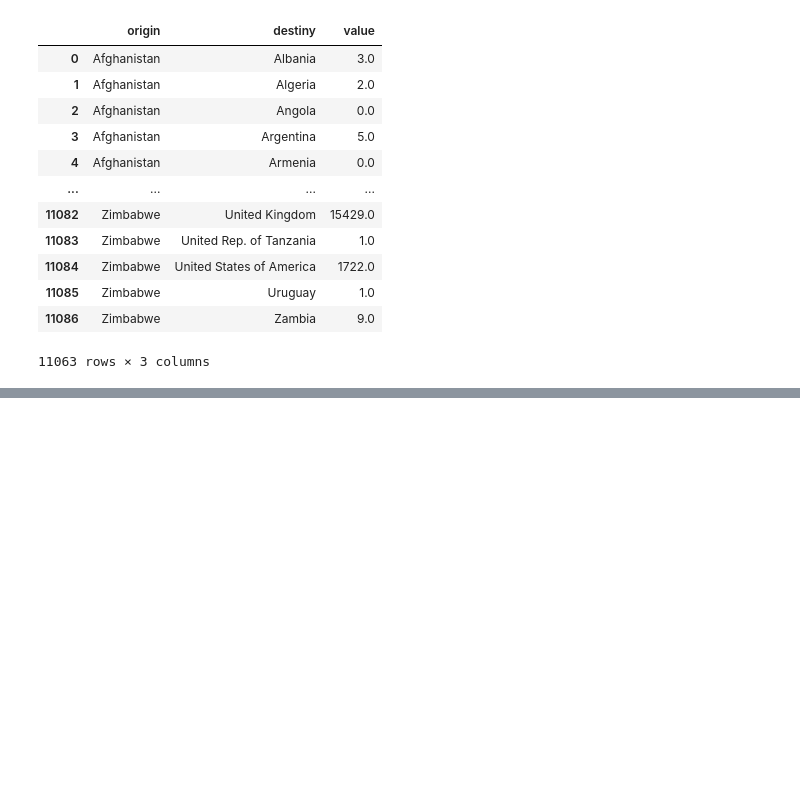
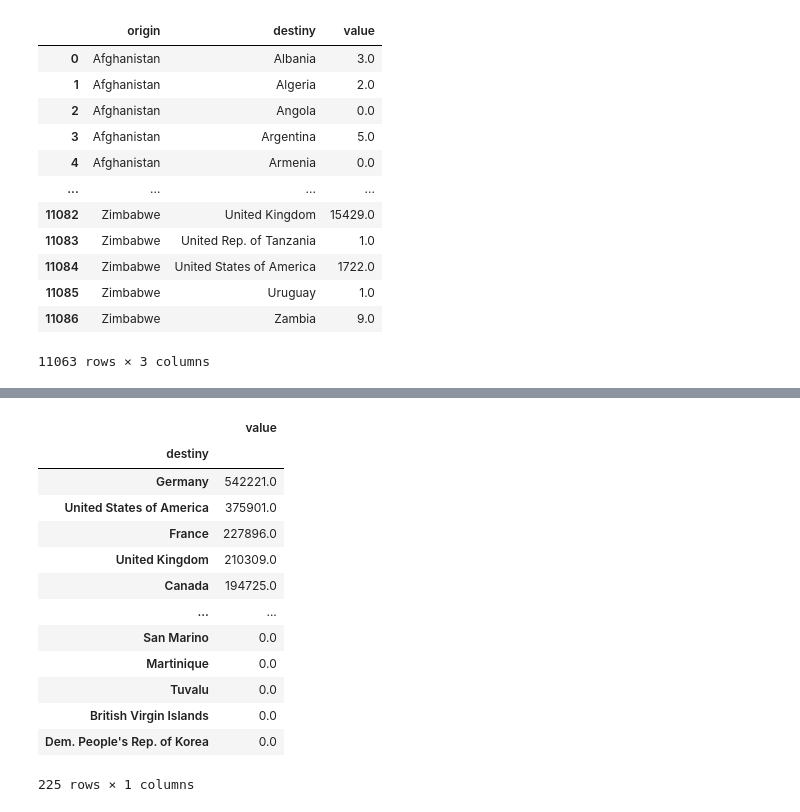
Before and after one commit to Lihsayuri/Projeto-RedesSoc, a Jupyter notebook: Projeto-rascunho/Projeto-Refugiados.ipynb, the cells around one changed output, grey strips where cells are left out. Saved outputs shown, nothing was run; the diff lists cells and outputs as text; code cells hidden in the pictures; blank space fills up the shorter version.

```diff
--- a/Projeto-rascunho/Projeto-Refugiados.ipynb
+++ b/Projeto-rascunho/Projeto-Refugiados.ipynb
@@ -201,0 +362,18 @@ r.vertex('Malaysia', color=0xff0000, size=20)
+# %%
+df_in_degree  = df_aresta.groupby('destiny').sum().reindex(listaVertices).fillna(0)
+df_in_degree.sort_values("value", ascending = False)
+# %% [output]
+|  | value |
+| destiny |  |
+| Germany | 542221.0 |
+| United States of America | 375901.0 |
+| France | 227896.0 |
+| United Kingdom | 210309.0 |
+| Canada | 194725.0 |
+| ... | ... |
+| San Marino | 0.0 |
+| Martinique | 0.0 |
+| Tuvalu | 0.0 |
+| British Virgin Islands | 0.0 |
+| Dem. People's Rep. of Korea | 0.0 |
+225 rows × 1 columns
```
Also changed, not shown: parts of 24 cells of this notebook, 17 other files.
